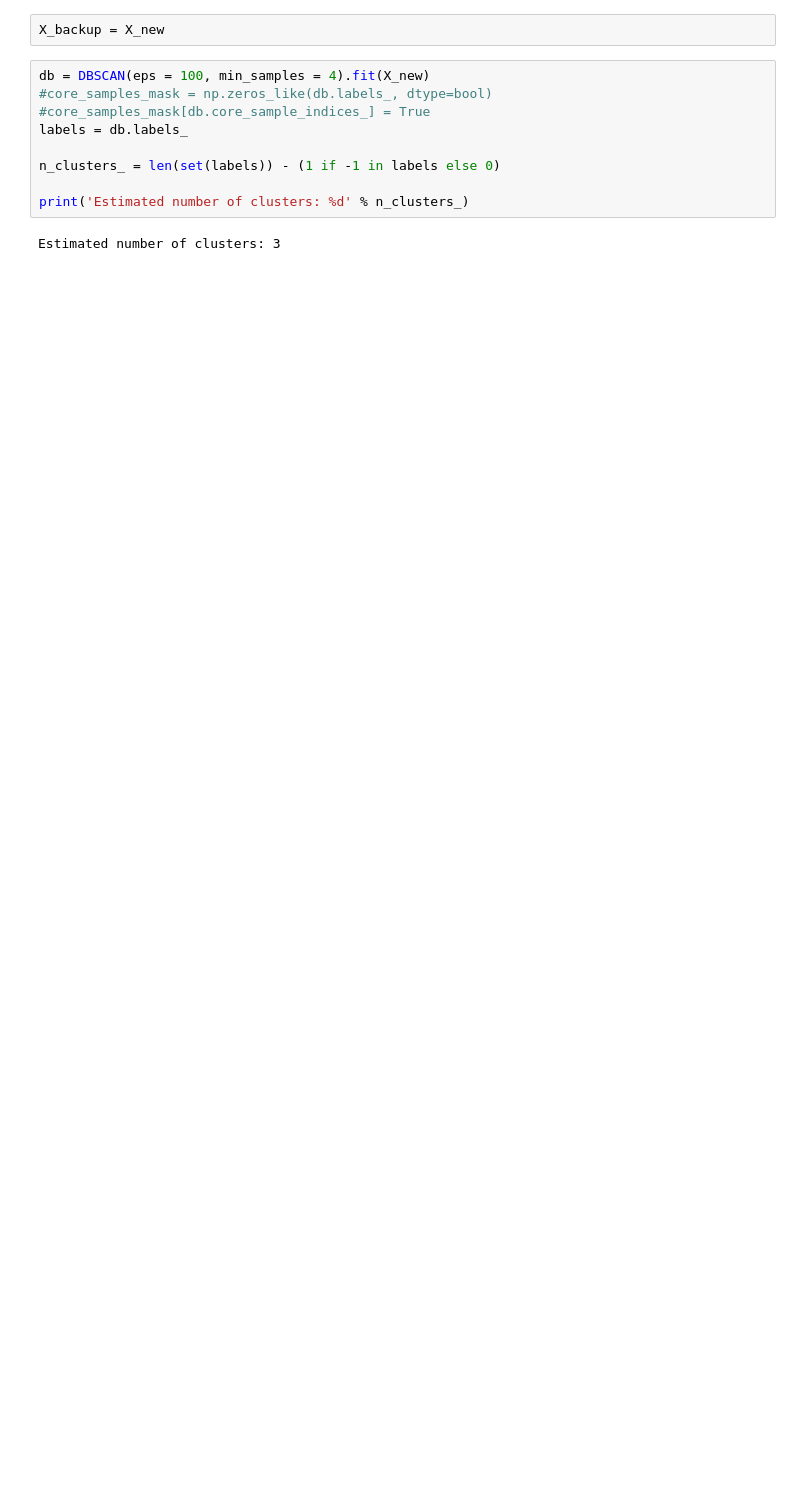
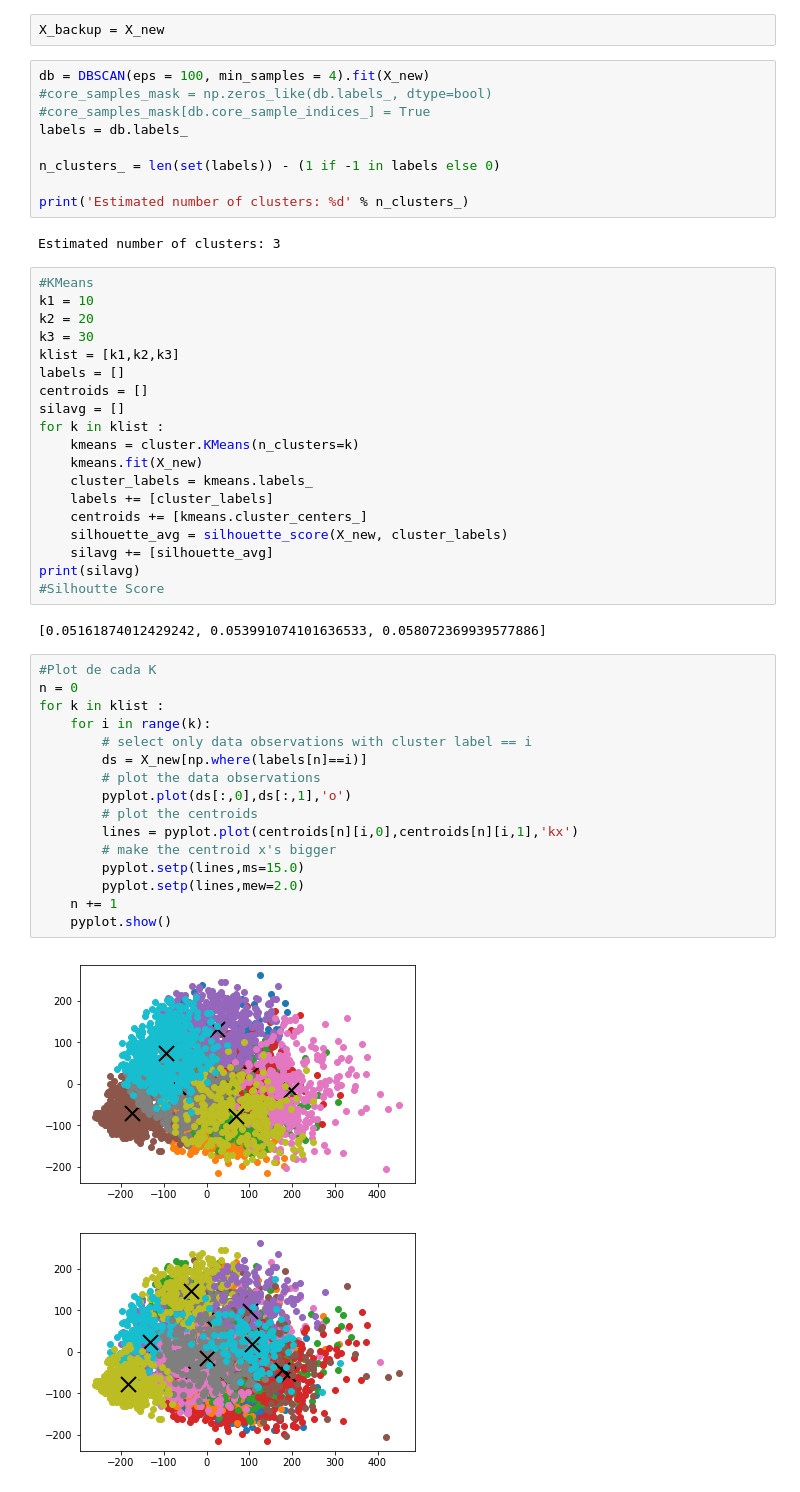
Before and after one commit to cmp831/T2G-2017-1, a Jupyter notebook: tg2.ipynb, the cells around one changed output. Drawn from its saved outputs; the diff is of its cells as text; blank space fills up the shorter version.

Commit message:
KMeans y MeanShift. Falta verificar

```diff
--- a/tg2.ipynb
+++ b/tg2.ipynb
@@ -51,3 +57,43 @@ n_clusters_ = len(set(labels)) - (1 if -1 in labels else 0)
 print('Estimated number of clusters: %d' % n_clusters_)
 # %% [output]
 Estimated number of clusters: 3
+# %%
+#KMeans
+k1 = 10
+k2 = 20
+k3 = 30
+klist = [k1,k2,k3]
+labels = []
+centroids = []
+silavg = []
+for k in klist :
+    kmeans = cluster.KMeans(n_clusters=k)
+    kmeans.fit(X_new)
+    cluster_labels = kmeans.labels_
+    labels += [cluster_labels]
+    centroids += [kmeans.cluster_centers_]
+    silhouette_avg = silhouette_score(X_new, cluster_labels)
+    silavg += [silhouette_avg]
+print(silavg)
+#Silhoutte Score
+# %% [output]
+[0.05161874012429242, 0.053991074101636533, 0.058072369939577886]
+# %%
+#Plot de cada K
+n = 0
+for k in klist :
+    for i in range(k):
+        # select only data observations with cluster label == i
+        ds = X_new[np.where(labels[n]==i)]
+        # plot the data observations
+        pyplot.plot(ds[:,0],ds[:,1],'o')
+        # plot the centroids
+        lines = pyplot.plot(centroids[n][i,0],centroids[n][i,1],'kx')
+        # make the centroid x's bigger
+        pyplot.setp(lines,ms=15.0)
+        pyplot.setp(lines,mew=2.0)
+    n += 1
+    pyplot.show()
+# %% [output]
+[figure, added]
+[figure, added]
```
Also changed, not shown: parts of 7 cells of this notebook, 1 other file.
